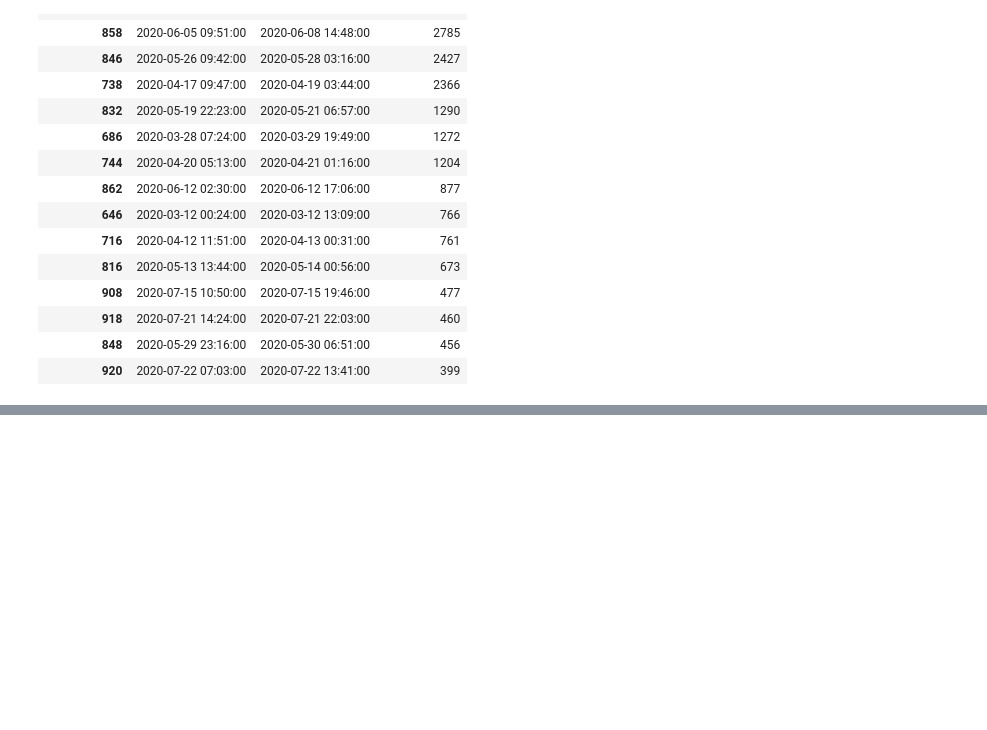
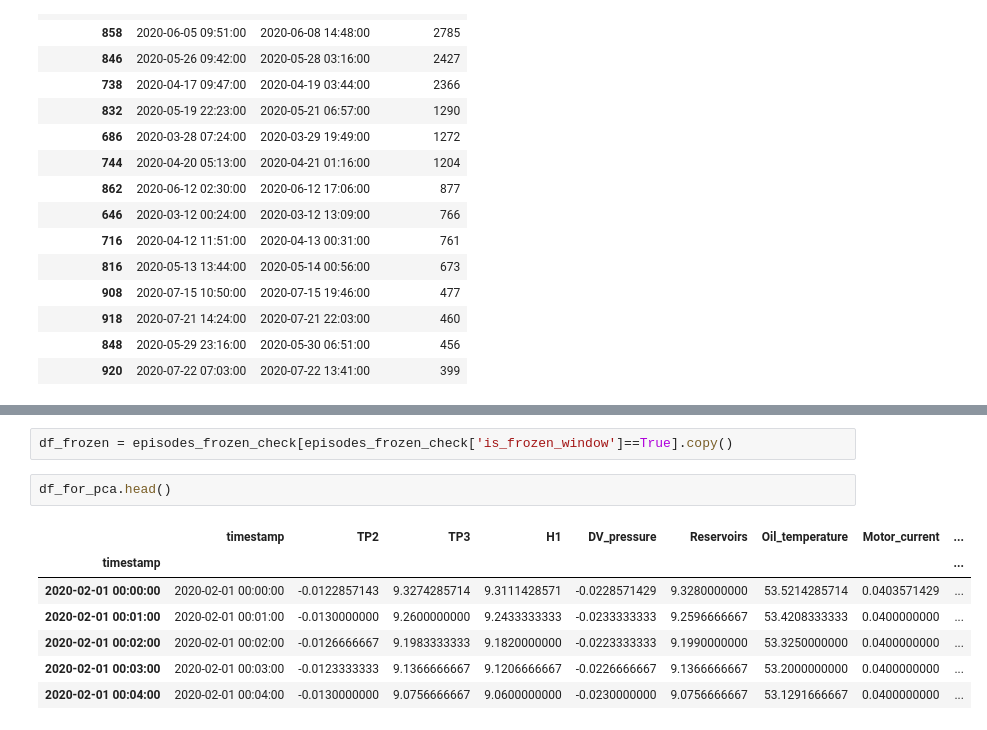
Before and after one commit to lugesy/metropt3-predictive-maintenance, a Jupyter notebook: 01_eda_metropt3.ipynb, the cells around one changed output, grey strips where cells are left out. Cells and saved outputs as stored; diff of their text form; blank space fills up the shorter version.

```diff
--- a/01_eda_metropt3.ipynb
+++ b/01_eda_metropt3.ipynb
@@ -474,0 +636,12 @@ for col in df_temp.columns:
+# %%
+df_frozen = episodes_frozen_check[episodes_frozen_check['is_frozen_window']==True].copy()
+# %%
+df_for_pca.head()
+# %% [output]
+|  | timestamp | TP2 | TP3 | H1 | DV_pressure | Reservoirs | Oil_temperature | Motor_current | ... |
+| timestamp |  |  |  |  |  |  |  |  | ... |
+| 2020-02-01 00:00:00 | 2020-02-01 00:00:00 | -0.0122857143 | 9.3274285714 | 9.3111428571 | -0.0228571429 | 9.3280000000 | 53.5214285714 | 0.0403571429 | ... |
+| 2020-02-01 00:01:00 | 2020-02-01 00:01:00 | -0.0130000000 | 9.2600000000 | 9.2433333333 | -0.0233333333 | 9.2596666667 | 53.4208333333 | 0.0400000000 | ... |
+| 2020-02-01 00:02:00 | 2020-02-01 00:02:00 | -0.0126666667 | 9.1983333333 | 9.1820000000 | -0.0223333333 | 9.1990000000 | 53.3250000000 | 0.0400000000 | ... |
+| 2020-02-01 00:03:00 | 2020-02-01 00:03:00 | -0.0123333333 | 9.1366666667 | 9.1206666667 | -0.0226666667 | 9.1366666667 | 53.2000000000 | 0.0400000000 | ... |
+| 2020-02-01 00:04:00 | 2020-02-01 00:04:00 | -0.0130000000 | 9.0756666667 | 9.0600000000 | -0.0230000000 | 9.0756666667 | 53.1291666667 | 0.0400000000 | ... |
```
Also changed, not shown: parts of 36 cells of this notebook.
